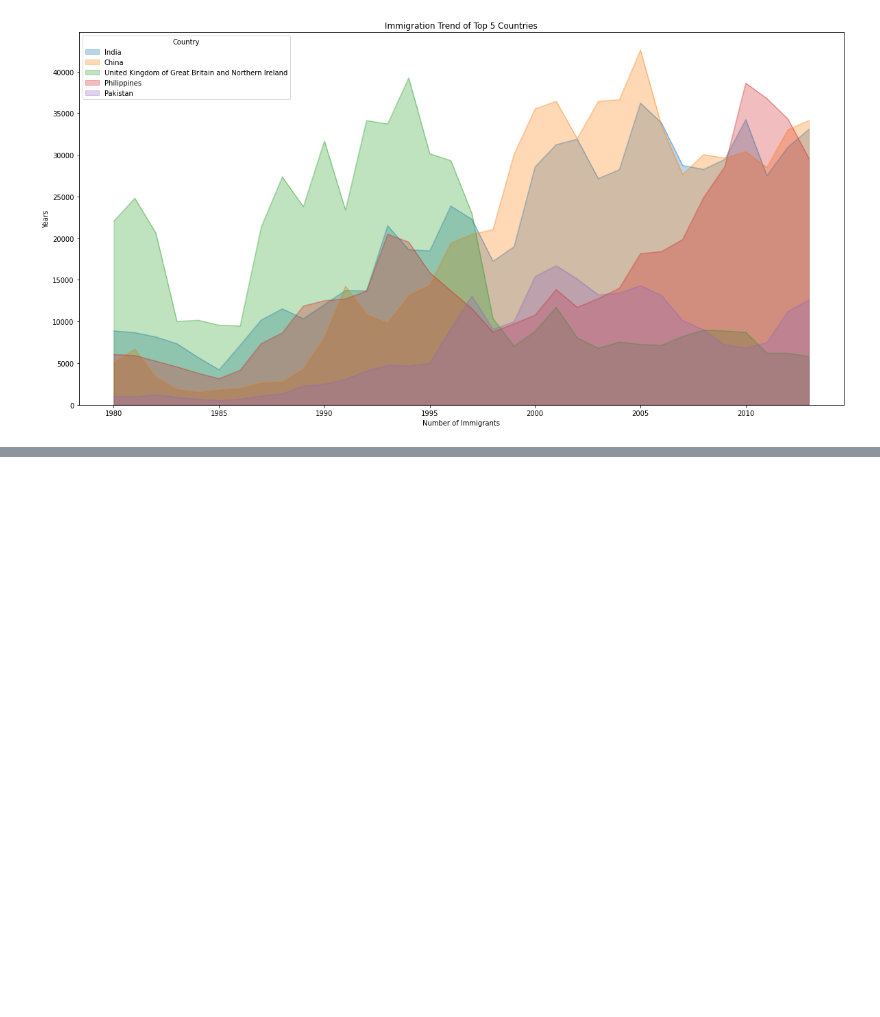
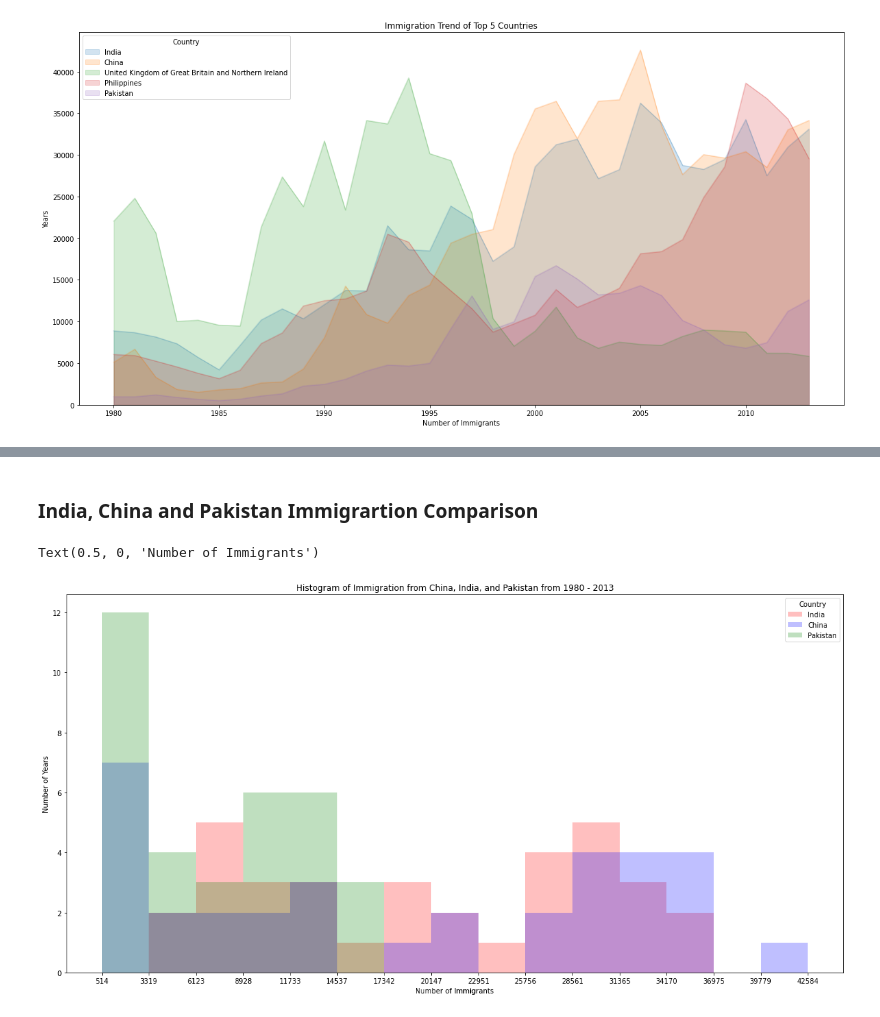
Before and after one commit to AbhinandGK/Canada-immigration-Analysis, a Jupyter notebook: canada emigration.ipynb, the cells around one changed output, grey strips where cells are left out. Cells and saved outputs as stored; diff of their text form; code cells hidden in the pictures; blank space fills up the shorter version.

```diff
--- a/canada emigration.ipynb
+++ b/canada emigration.ipynb
@@ -213,0 +224,14 @@ Text(0, 0.5, 'Years')
+# %% [markdown]
+### India, China and Pakistan Immigrartion Comparison
+# %%
+
+count, bin_edges = np.histogram(comp, 15)
+comp.plot(kind='hist', figsize=(20,10), alpha=.25
+     ,bins=15,xticks=bin_edges,
+         color=['red','blue','green'])
+plt.title('Histogram of Immigration from China, India, and Pakistan from 1980 - 2013')
+plt.ylabel('Number of Years')
+plt.xlabel('Number of Immigrants')
+# %% [output]
+Text(0.5, 0, 'Number of Immigrants')
+[figure, added]
```
Also changed, not shown: parts of 13 cells of this notebook.
